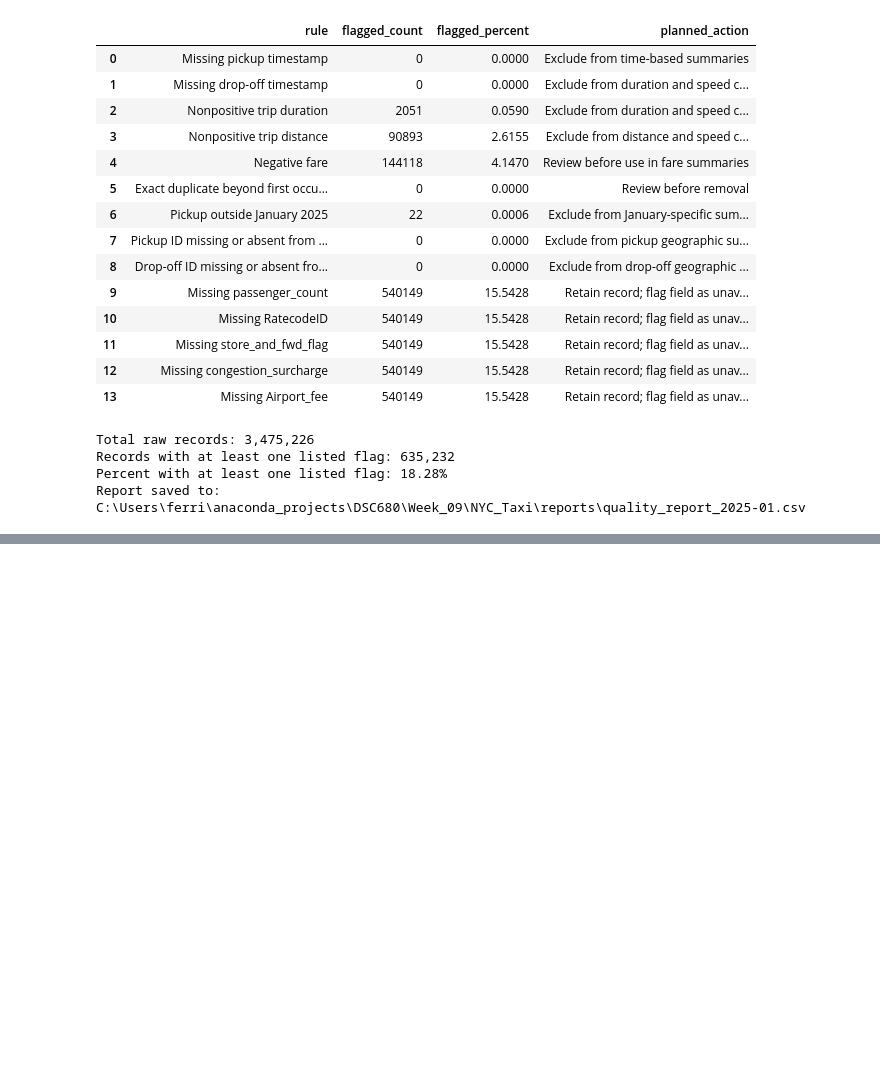
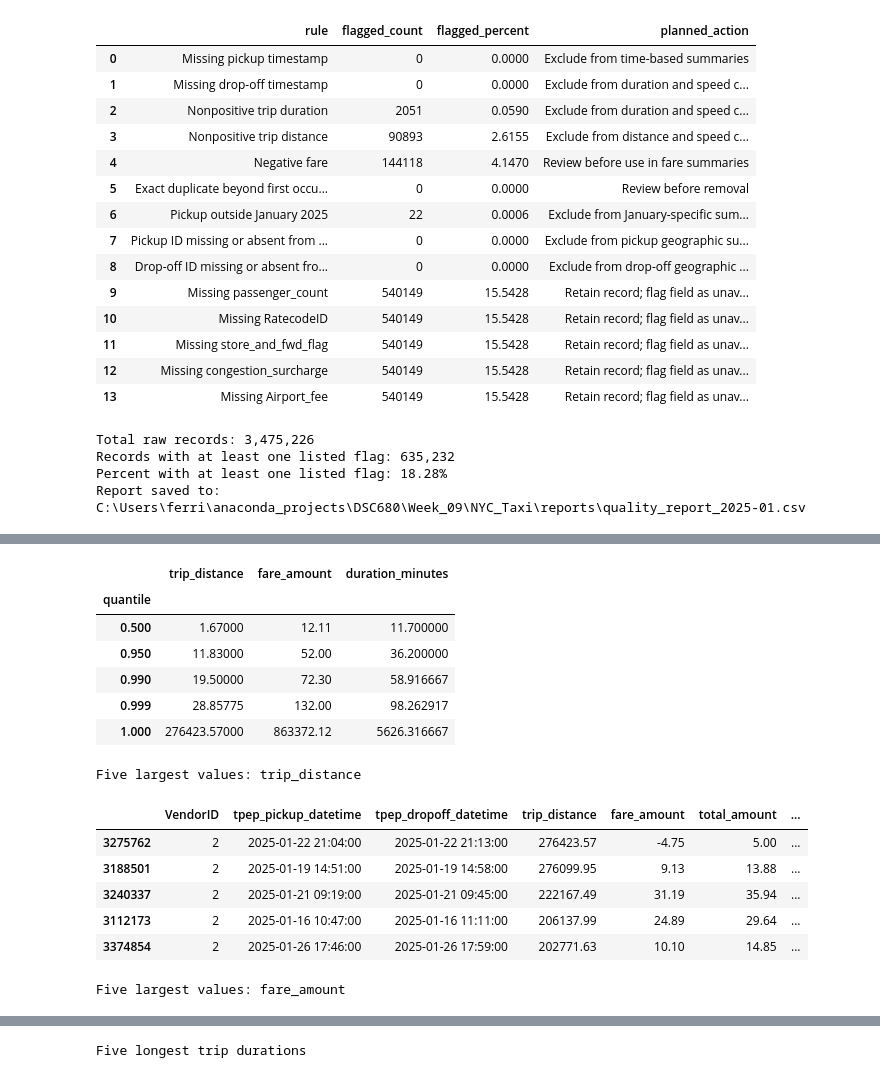
Before and after one commit to ferrillt/NYC-Taxi-Data-Pipeline, a Jupyter notebook: notebooks/01_Data_Inspection.ipynb, the cells around one changed output, grey strips where cells are left out. Cells and saved outputs as stored; diff of their text form; code cells hidden in the pictures; blank space fills up the shorter version.

```diff
--- a/notebooks/01_Data_Inspection.ipynb
+++ b/notebooks/01_Data_Inspection.ipynb
@@ -357,0 +367,64 @@ Report saved to: C:\Users\ferri\anaconda_projects\DSC680\Week_09\NYC_Taxi\report
+# %%
+# Check whether supplementary fields are missing together.
+missing_flags = trips[supplementary_fields].isna()
+
+all_five_missing = missing_flags.all(axis=1)
+any_field_missing = missing_flags.any(axis=1)
+partially_missing = any_field_missing & ~all_five_missing
+
+print(f"All five fields missing: {all_five_missing.sum():,}")
+print(f"Some, but not all, fields missing: {partially_missing.sum():,}")
+
+# Explore whether missingness differs by vendor.
+missing_by_vendor = (
+    trips.assign(all_five_missing=all_five_missing)
+    .groupby("VendorID")
+    .agg(
+        total_records=("all_five_missing", "size"),
+        records_all_five_missing=("all_five_missing", "sum")
+    )
+)
+
+missing_by_vendor["percent_all_five_missing"] = (
+    missing_by_vendor["records_all_five_missing"]
+    / missing_by_vendor["total_records"] * 100
+).round(2)
+
+display(missing_by_vendor)
+
+# Examine upper percentiles before choosing any thresholds.
+numeric_review = pd.DataFrame({
+    "trip_distance": trips["trip_distance"],
+    "fare_amount": trips["fare_amount"],
+    "duration_minutes": duration_minutes
+})
+
+display(
+    numeric_review.quantile([0.50, 0.95, 0.99, 0.999, 1.0])
+    .rename_axis("quantile")
+)
+
+# Display records with the largest values.
+review_columns = [
+    "VendorID",
+    "tpep_pickup_datetime",
+    "tpep_dropoff_datetime",
+    "trip_distance",
+    "fare_amount",
+    "total_amount",
+    "PULocationID",
+    "DOLocationID"
+]
+
+for column in ["trip_distance", "fare_amount"]:
+    print(f"\nFive largest values: {column}")
+    display(trips.nlargest(5, column)[review_columns])
+
+print("\nFive longest trip durations")
+longest_indices = duration_minutes.nlargest(5).index
+
+display(
+    trips.loc[longest_indices, review_columns]
+    .assign(duration_minutes=duration_minutes.loc[longest_indices])
+)
+# %% [output]
@@ -357,0 +439,15 @@ Report saved to: C:\Users\ferri\anaconda_projects\DSC680\Week_09\NYC_Taxi\report
+|  | trip_distance | fare_amount | duration_minutes |
+| quantile |  |  |  |
+| 0.500 | 1.67000 | 12.11 | 11.700000 |
+| 0.950 | 11.83000 | 52.00 | 36.200000 |
+| 0.990 | 19.50000 | 72.30 | 58.916667 |
+| 0.999 | 28.85775 | 132.00 | 98.262917 |
+| 1.000 | 276423.57000 | 863372.12 | 5626.316667 |
+Five largest values: trip_distance
+|  | VendorID | tpep_pickup_datetime | tpep_dropoff_datetime | trip_distance | fare_amount | total_amount | ... |
+| 3275762 | 2 | 2025-01-22 21:04:00 | 2025-01-22 21:13:00 | 276423.57 | -4.75 | 5.00 | ... |
+| 3188501 | 2 | 2025-01-19 14:51:00 | 2025-01-19 14:58:00 | 276099.95 | 9.13 | 13.88 | ... |
+| 3240337 | 2 | 2025-01-21 09:19:00 | 2025-01-21 09:45:00 | 222167.49 | 31.19 | 35.94 | ... |
+| 3112173 | 2 | 2025-01-16 10:47:00 | 2025-01-16 11:11:00 | 206137.99 | 24.89 | 29.64 | ... |
+| 3374854 | 2 | 2025-01-26 17:46:00 | 2025-01-26 17:59:00 | 202771.63 | 10.10 | 14.85 | ... |
+Five largest values: fare_amount
@@ -357,0 +460 @@ Report saved to: C:\Users\ferri\anaconda_projects\DSC680\Week_09\NYC_Taxi\report
+Five longest trip durations
```
Also changed, not shown: parts of 2 cells of this notebook.
